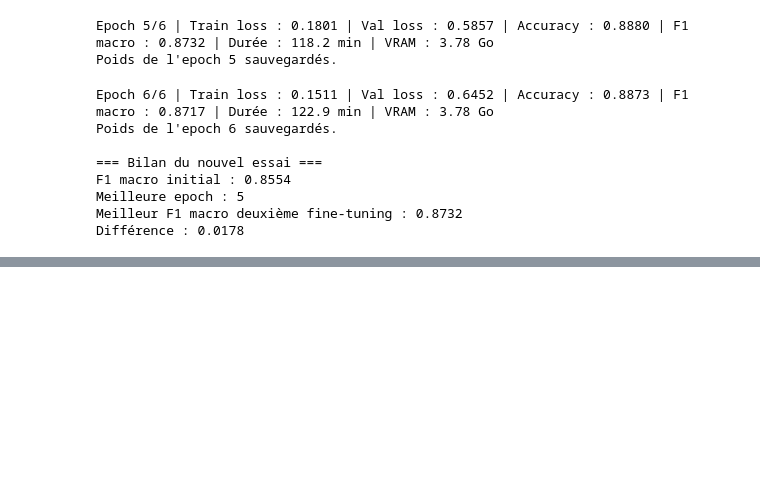
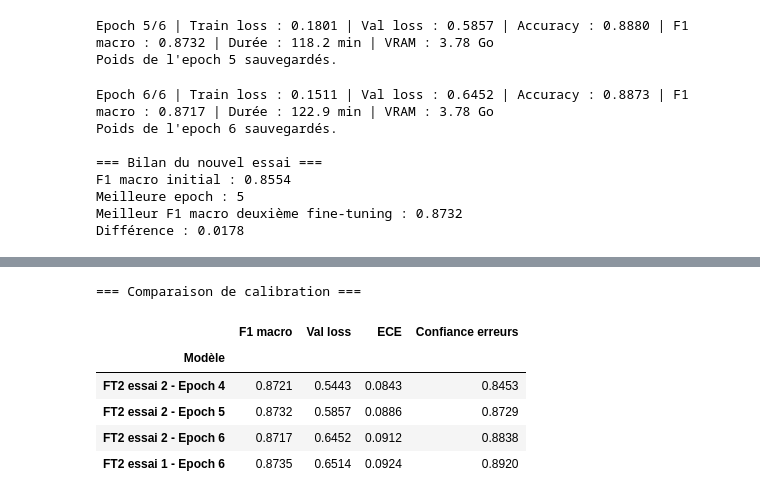
Before and after one commit to DataScientest-Studio/sep25_alt2_iia_rakuten_2, a Jupyter notebook: Modelisation/3_Modelisation_TL_txt.ipynb, the cells around one changed output, grey strips where cells are left out. Drawn from its saved outputs; the diff is of its cells as text; code cells hidden in the pictures; blank space fills up the shorter version.

```diff
--- a/Modelisation/Modelisation_TL_txt.ipynb
+++ b/Modelisation/3_Modelisation_TL_txt.ipynb
@@ -1619,0 +1616,67 @@ Modèle prêt pour l'interprétabilité : FT2 essai 1 - Epoch 6
+# %%
+
+# Calcul de l'Expected Calibration Error
+# ------------------------------------------------------------
+def calcul_ece(confiances, predictions, labels, n_bins=10):
+    correct = predictions == labels
+    bornes = np.linspace(0, 1, n_bins + 1)
+    ece = 0
+
+    for i in range(n_bins):
+        masque = (
+            (confiances >= bornes[i]) &
+            (confiances < bornes[i + 1])
+        )
+
+        if i == n_bins - 1:
+            masque = (
+                (confiances >= bornes[i]) &
+                (confiances <= bornes[i + 1])
+            )
+
+        if masque.any():
+            accuracy_bin = correct[masque].mean()
+            confiance_bin = confiances[masque].mean()
+
+            ece += masque.mean() * abs(
+                accuracy_bin - confiance_bin
+            )
+
+    return ece
+
+
+# Analyse des modèles aux F1 proches
+# ------------------------------------------------------------
+resultats_calibration = []
+
+for nom in candidats.index:
+    predictions = predictions_modeles[nom]
+    confiances = confiances_modeles[nom]
+    erreurs = predictions != labels_reference
+
+    resultats_calibration.append({
+        "Modèle": nom,
+        "F1 macro": comparaison_finale.loc[nom, "F1 macro"],
+        "Val loss": comparaison_finale.loc[nom, "Val loss"],
+        "ECE": calcul_ece(
+            confiances, predictions, labels_reference
+        ),
+        "Confiance erreurs": confiances[erreurs].mean()
+    })
+
+calibration = (
+    pd.DataFrame(resultats_calibration)
+    .set_index("Modèle")
+    .sort_values("Val loss")
+)
+
+print("=== Comparaison de calibration ===")
+display(calibration.round(4))
+# %% [output]
+=== Comparaison de calibration ===
+|  | F1 macro | Val loss | ECE | Confiance erreurs |
+| Modèle |  |  |  |  |
+| FT2 essai 2 - Epoch 4 | 0.8721 | 0.5443 | 0.0843 | 0.8453 |
+| FT2 essai 2 - Epoch 5 | 0.8732 | 0.5857 | 0.0886 | 0.8729 |
+| FT2 essai 2 - Epoch 6 | 0.8717 | 0.6452 | 0.0912 | 0.8838 |
+| FT2 essai 1 - Epoch 6 | 0.8735 | 0.6514 | 0.0924 | 0.8920 |
```
Also changed, not shown: parts of 10 cells of this notebook, 5 other files.
